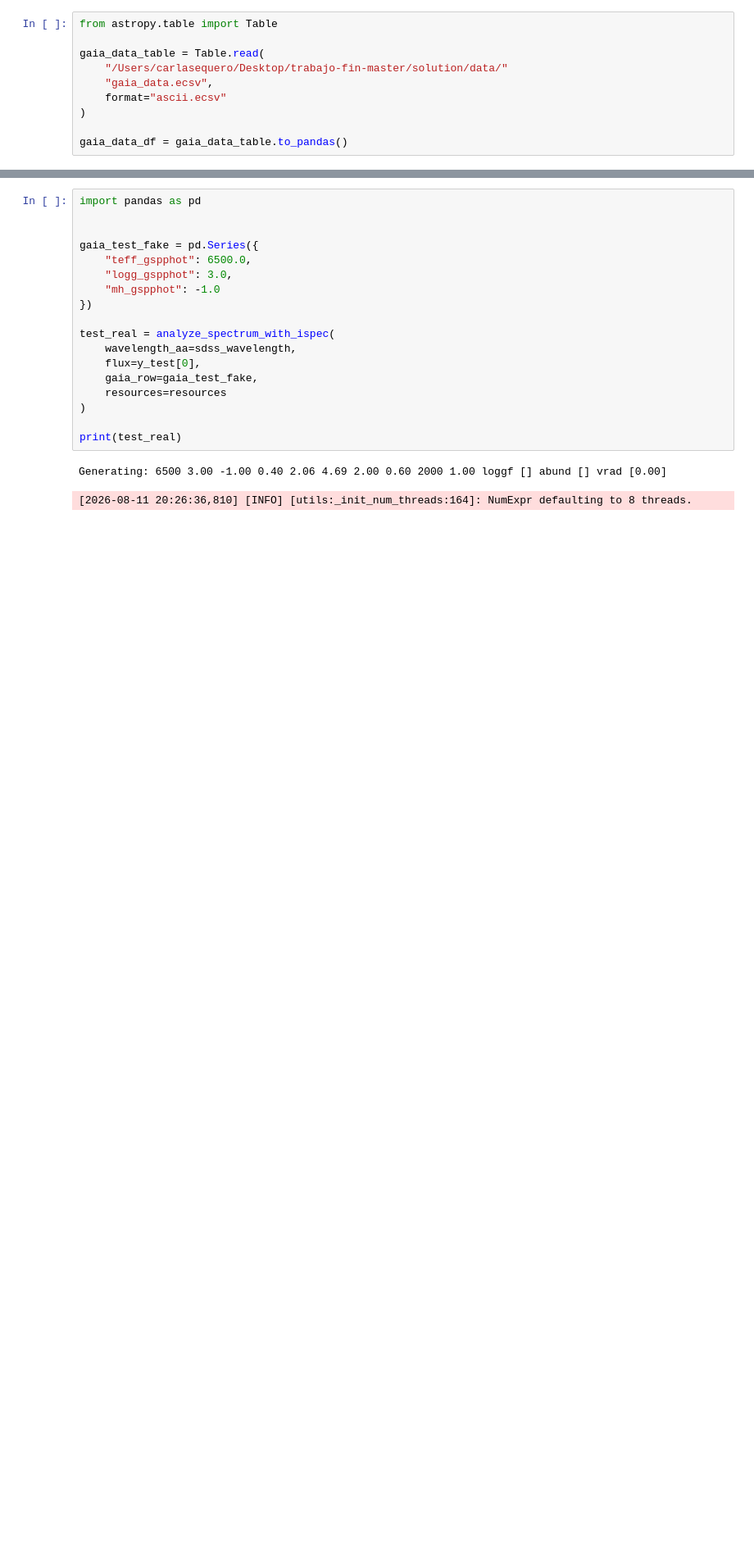
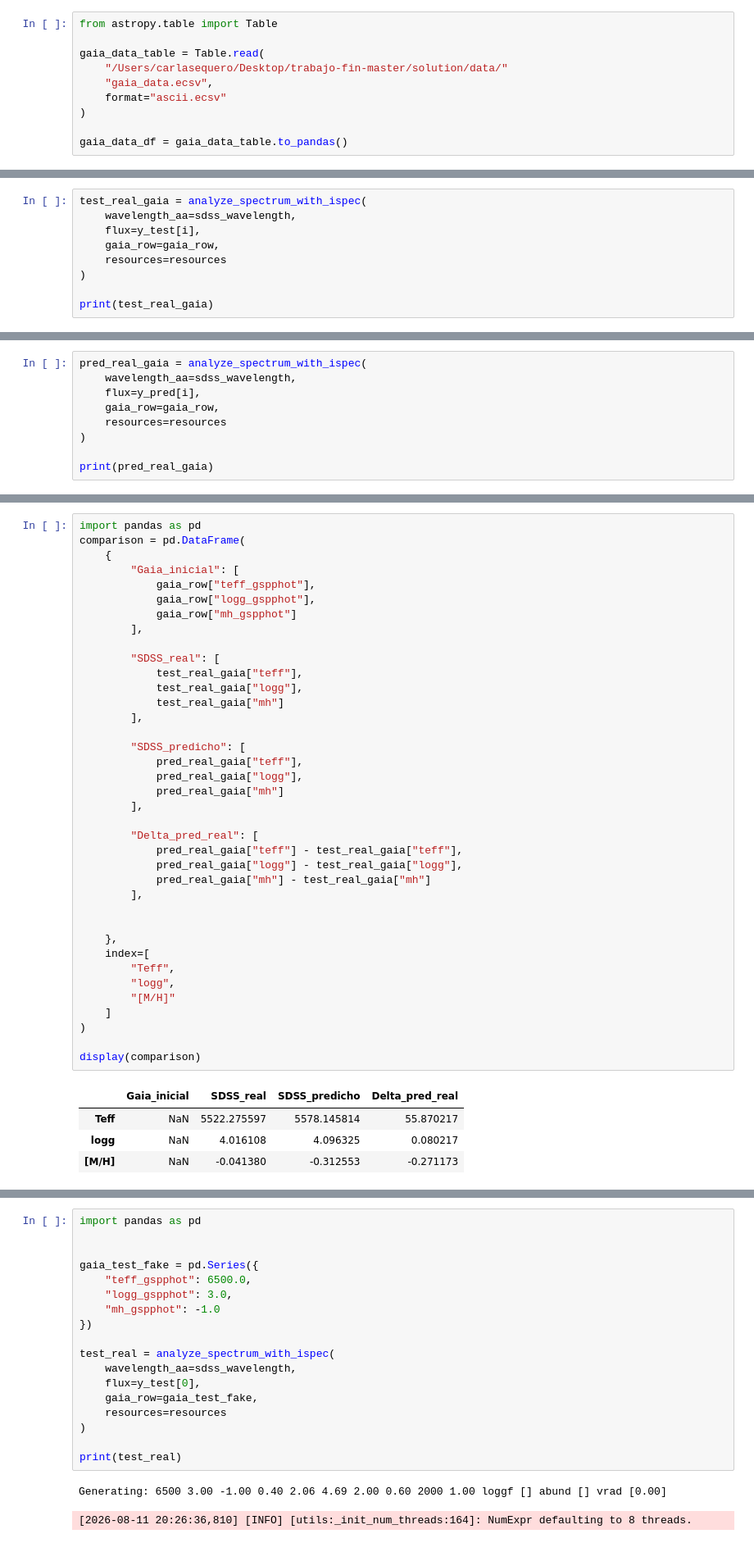
Before and after one commit to javier-cacho-master-ai/trabajo-fin-master, a Jupyter notebook: solution/models/model-training.ipynb, the cells around one changed output, grey strips where cells are left out. Shown at 82% size. Drawn from its saved outputs; the diff is of its cells as text; blank space fills up the shorter version.

```diff
--- a/solution/models/model-training.ipynb
+++ b/solution/models/model-training.ipynb
@@ -322,0 +377,9 @@ gaia_data_df = gaia_data_table.to_pandas()
+# %%
+test_real_gaia = analyze_spectrum_with_ispec(
+    wavelength_aa=sdss_wavelength,
+    flux=y_test[i],
+    gaia_row=gaia_row,
+    resources=resources
+)
+
+print(test_real_gaia)
@@ -322,0 +420,9 @@ gaia_data_df = gaia_data_table.to_pandas()
+# %%
+pred_real_gaia = analyze_spectrum_with_ispec(
+    wavelength_aa=sdss_wavelength,
+    flux=y_pred[i],
+    gaia_row=gaia_row,
+    resources=resources
+)
+
+print(pred_real_gaia)
@@ -322,0 +463,43 @@ gaia_data_df = gaia_data_table.to_pandas()
+# %%
+import pandas as pd
+comparison = pd.DataFrame(
+    {
+        "Gaia_inicial": [
+            gaia_row["teff_gspphot"],
+            gaia_row["logg_gspphot"],
+            gaia_row["mh_gspphot"]
+        ],
+
+        "SDSS_real": [
+            test_real_gaia["teff"],
+            test_real_gaia["logg"],
+            test_real_gaia["mh"]
+        ],
+
+        "SDSS_predicho": [
+            pred_real_gaia["teff"],
+            pred_real_gaia["logg"],
+            pred_real_gaia["mh"]
+        ],
+
+        "Delta_pred_real": [
+            pred_real_gaia["teff"] - test_real_gaia["teff"],
+            pred_real_gaia["logg"] - test_real_gaia["logg"],
+            pred_real_gaia["mh"] - test_real_gaia["mh"]
+        ],
+
+
+    },
+    index=[
+        "Teff",
+        "logg",
+        "[M/H]"
+    ]
+)
+
+display(comparison)
+# %% [output]
+|  | Gaia_inicial | SDSS_real | SDSS_predicho | Delta_pred_real |
+| Teff | NaN | 5522.275597 | 5578.145814 | 55.870217 |
+| logg | NaN | 4.016108 | 4.096325 | 0.080217 |
+| [M/H] | NaN | -0.041380 | -0.312553 | -0.271173 |
```
Also changed, not shown: parts of 15 cells of this notebook.
